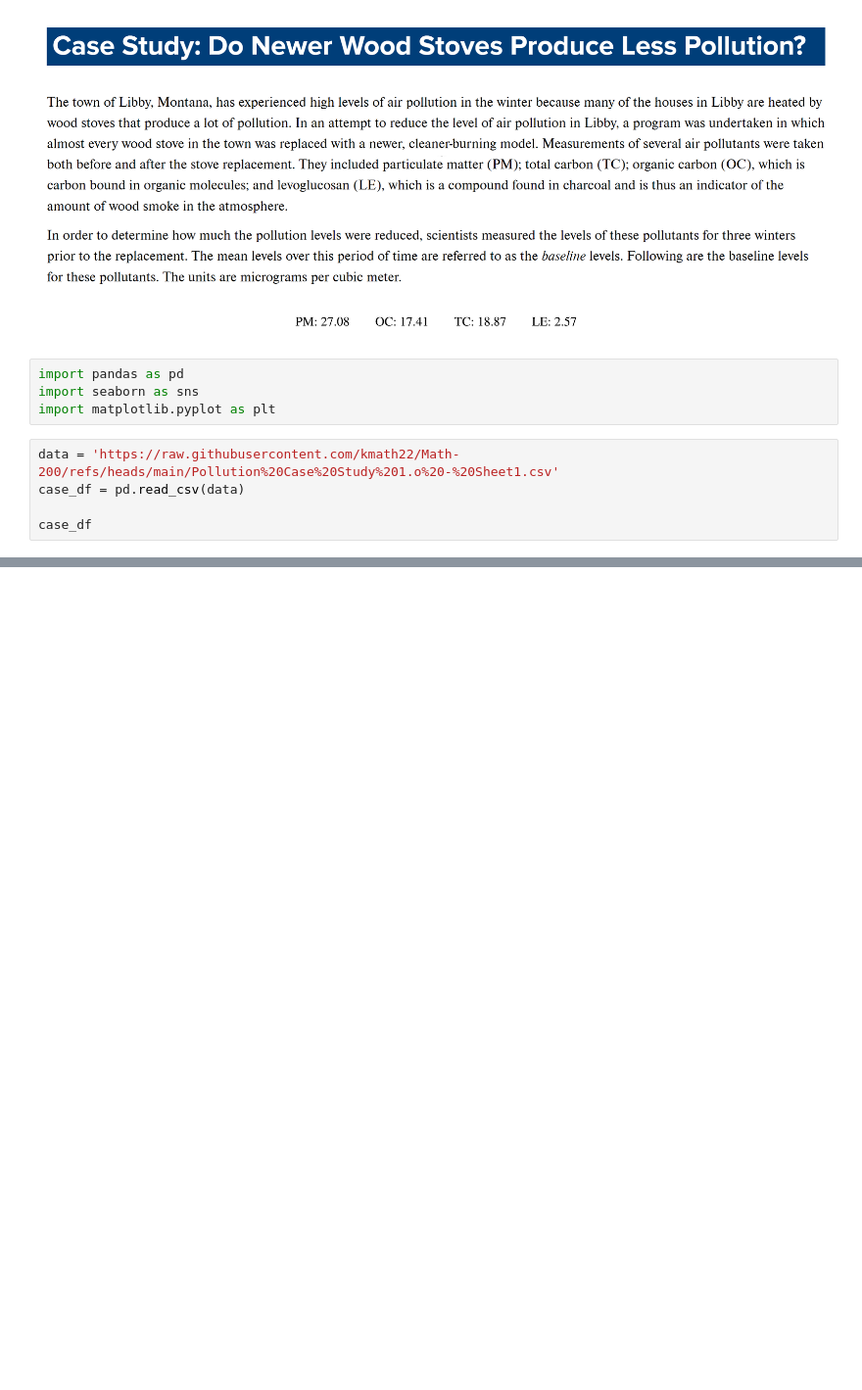
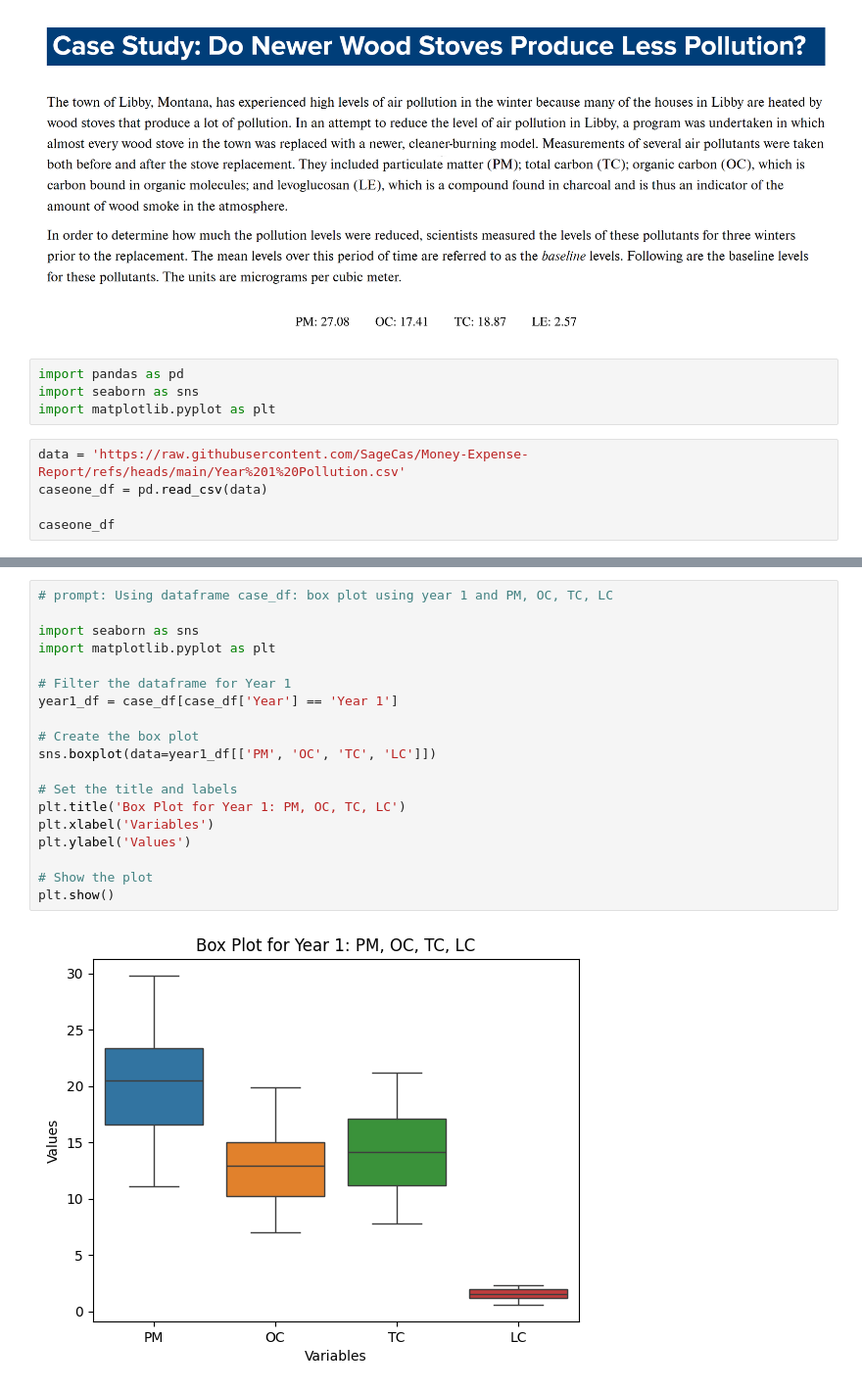
Before and after one commit to SageCas/Money-Expense-Report, a Jupyter notebook: Pollution_Case_Study.ipynb, the cells around one changed output, grey strips where cells are left out. Shown at 98% size. Drawn from its saved outputs; the diff is of its cells as text; blank space fills up the shorter version.

```diff
--- a/Pollution_Case_Study.ipynb
+++ b/Pollution_Case_Study.ipynb
@@ -7,7 +7,7 @@ import pandas as pd
 import seaborn as sns
 import matplotlib.pyplot as plt
 # %%
-data = 'https://raw.githubusercontent.com/kmath22/Math-200/refs/heads/main/Pollution%20Case%20Study%201.o%20-%20Sheet1.csv'
-case_df = pd.read_csv(data)
+data = 'https://raw.githubusercontent.com/SageCas/Money-Expense-Report/refs/heads/main/Year%201%20Pollution.csv'
+caseone_df = pd.read_csv(data)
 
-case_df
+caseone_df
@@ -13,0 +32,21 @@ case_df
+# %%
+# prompt: Using dataframe case_df: box plot using year 1 and PM, OC, TC, LC
+
+import seaborn as sns
+import matplotlib.pyplot as plt
+
+# Filter the dataframe for Year 1
+year1_df = case_df[case_df['Year'] == 'Year 1']
+
+# Create the box plot
+sns.boxplot(data=year1_df[['PM', 'OC', 'TC', 'LC']])
+
+# Set the title and labels
+plt.title('Box Plot for Year 1: PM, OC, TC, LC')
+plt.xlabel('Variables')
+plt.ylabel('Values')
+
+# Show the plot
+plt.show()
+# %% [output]
+[figure, added]
```
Also changed, not shown: parts of 3 cells of this notebook.
